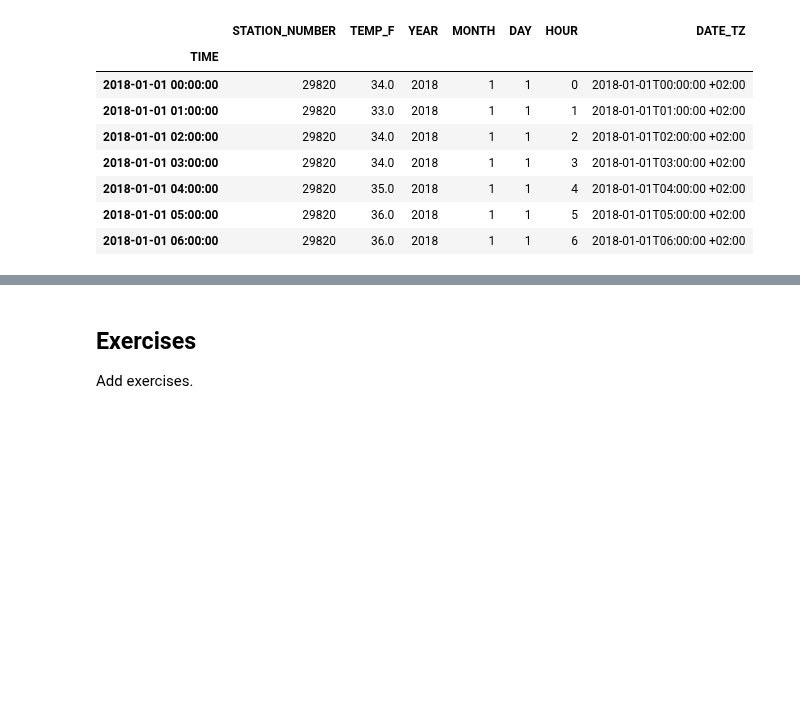
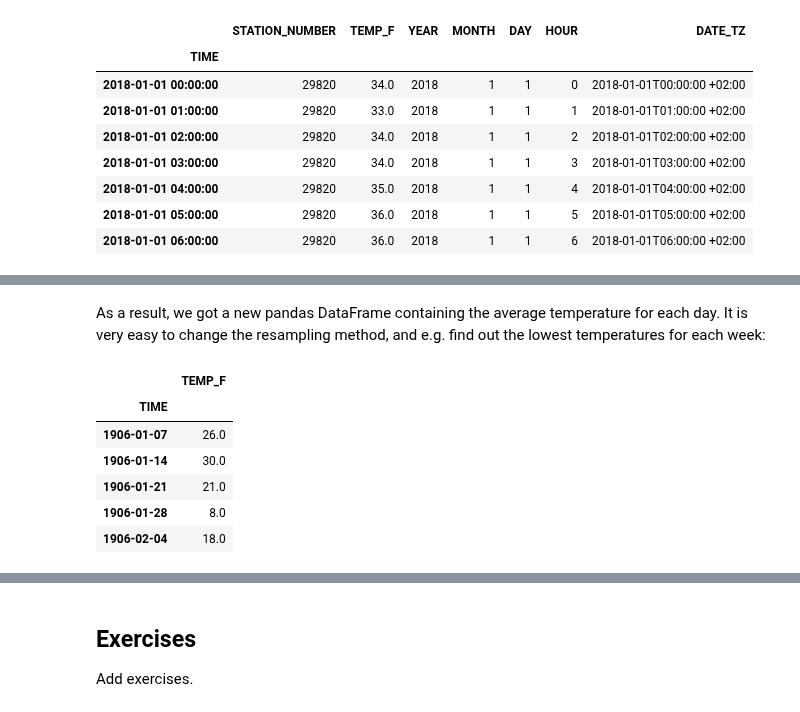
Before and after one commit to Python-GIS-book/site, a Jupyter notebook: source/part1/chapter-03/nb/03-temporal-data.ipynb, the cells around one changed output, grey strips where cells are left out. Saved outputs shown, nothing was run; the diff lists cells and outputs as text; code cells hidden in the pictures; blank space fills up the shorter version.

```diff
--- a/source/part1/chapter-03/nb/03-temporal-data.ipynb
+++ b/source/part1/chapter-03/nb/03-temporal-data.ipynb
@@ -353,0 +380,13 @@ Add materials.
+# %% [markdown]
+As a result, we got a new pandas DataFrame containing the average temperature for each day. It is very easy to change the resampling method, and e.g. find out the lowest temperatures for each week:
+# %%
+weekly_min_temps = data.resample("1W")[["TEMP_F"]].min()
+weekly_min_temps.head()
+# %% [output]
+|  | TEMP_F |
+| TIME |  |
+| 1906-01-07 | 26.0 |
+| 1906-01-14 | 30.0 |
+| 1906-01-21 | 21.0 |
+| 1906-01-28 | 8.0 |
+| 1906-02-04 | 18.0 |
```
Also changed, not shown: parts of 12 cells of this notebook.
